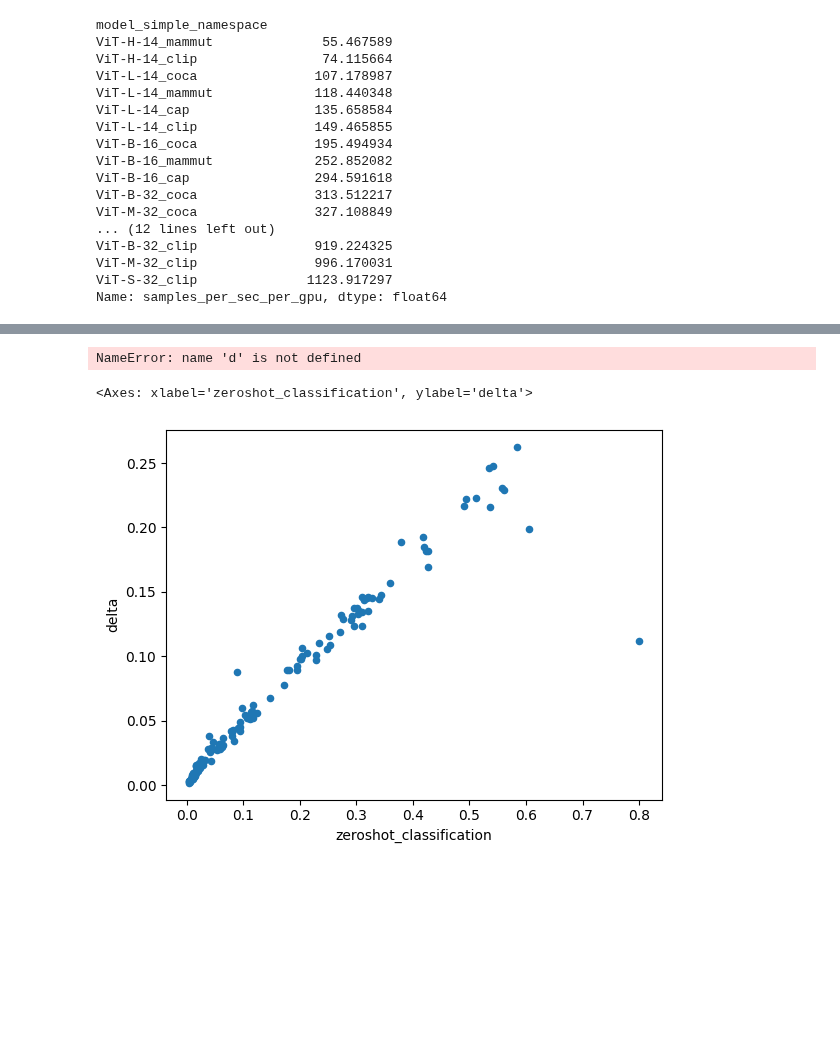
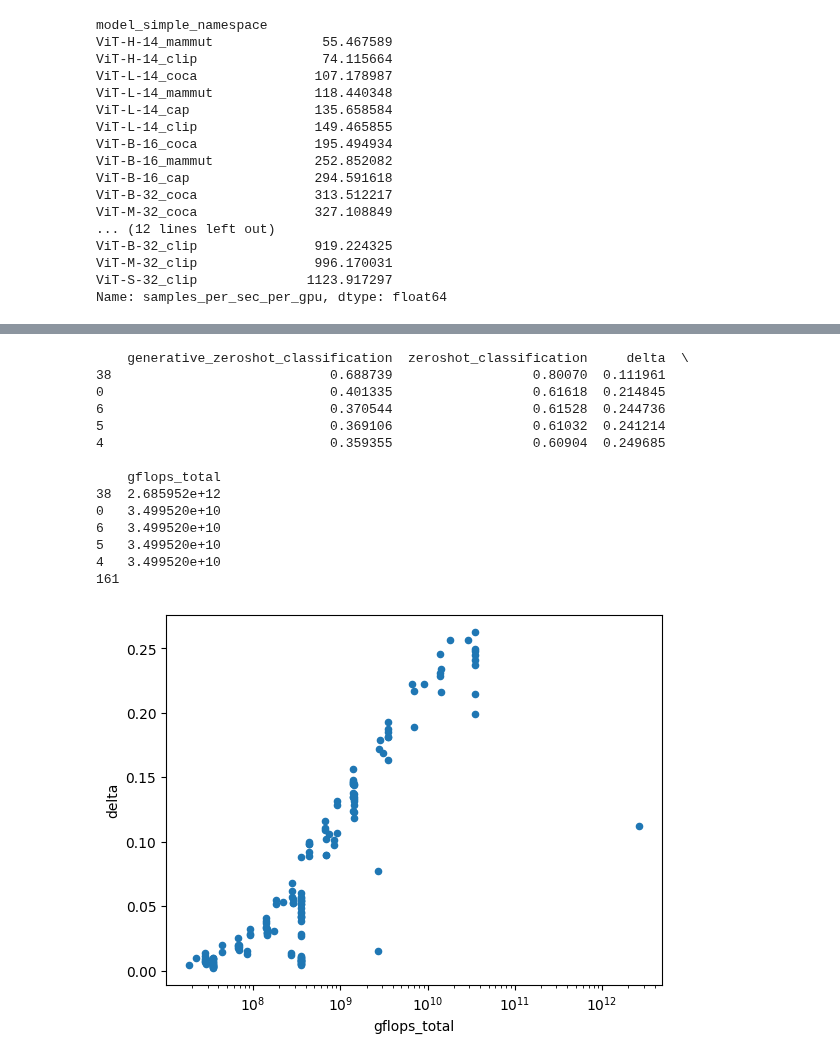
Before and after one commit to SLAMPAI/open_clip_scaling, a Jupyter notebook: results.ipynb, the cells around one changed output, grey strips where cells are left out. Drawn from its saved outputs; the diff is of its cells as text; code cells hidden in the pictures; blank space fills up the shorter version.

```diff
--- a/results.ipynb
+++ b/results.ipynb
@@ -340,6 +351,7 @@ metric = "acc1"
 #eval_type = "similarity"
 d = d[d.downstream_dataset==ds]
 d = d[d.epoch==d.total_epochs]
+di = d[d.task=="zeroshot_classification"]
 d["name_wo_task"] = d.apply(lambda r:r["name"].replace("generative_", ""), axis=1)
 d = pd.pivot(
     d,
@@ -350,5 +362,10 @@ d = pd.pivot(
 d = d.dropna(axis=0)
 #d["delta"] = (d.generative_image_caption_selection - d.image_caption_selection).abs()
 d["delta"] = (d.zeroshot_classification - d.generative_zeroshot_classification).abs()
-d.sort_values(by="zeroshot_classification", ascending=False).head()
+d = pd.merge(d, di, left_on='name_wo_task', right_on="name")
+d = d.sort_values(by="zeroshot_classification", ascending=False)#.head()
+print(d[["generative_zeroshot_classification", "zeroshot_classification", "delta", "gflops_total"]].head())
+print(len(d))
+d.plot(x="gflops_total", y="delta", kind="scatter")
+plt.xscale('log',base=10)
 # %% [output]
@@ -362,12 +372,18 @@ d.sort_values(by="zeroshot_classification", ascending=False).head()
+    generative_zeroshot_classification  zeroshot_classification     delta  \
+38                            0.688739                  0.80070  0.111961
+0                             0.401335                  0.61618  0.214845
+6                             0.370544                  0.61528  0.244736
+5                             0.369106                  0.61032  0.241214
+4                             0.359355                  0.60904  0.249685
+
+    gflops_total
+38  2.685952e+12
+0   3.499520e+10
+6   3.499520e+10
+5   3.499520e+10
+4   3.499520e+10
+161
+[figure, added]
-# %%
-d.columns
-# %% [output]
-NameError: name 'd' is not defined
-# %%
-d.plot(x="zeroshot_classification", y="delta", kind="scatter")
-# %% [output]
-<Axes: xlabel='zeroshot_classification', ylabel='delta'>
-[figure, removed]
 # %%
 #ds = "sugar_crepe/swap_obj"
 #metric = "acc"
```
Also changed, not shown: parts of 14 cells of this notebook, 1 other file.
